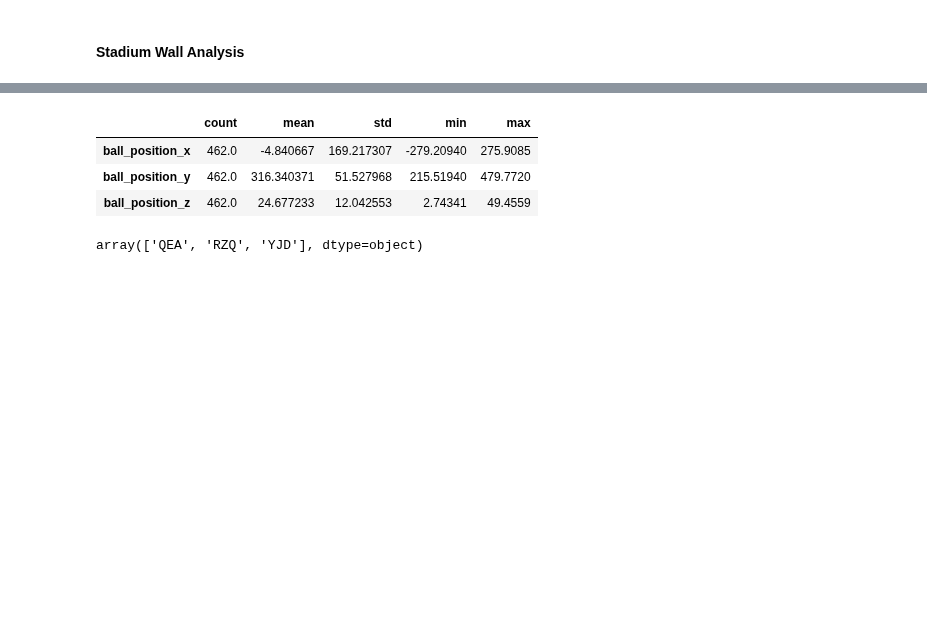
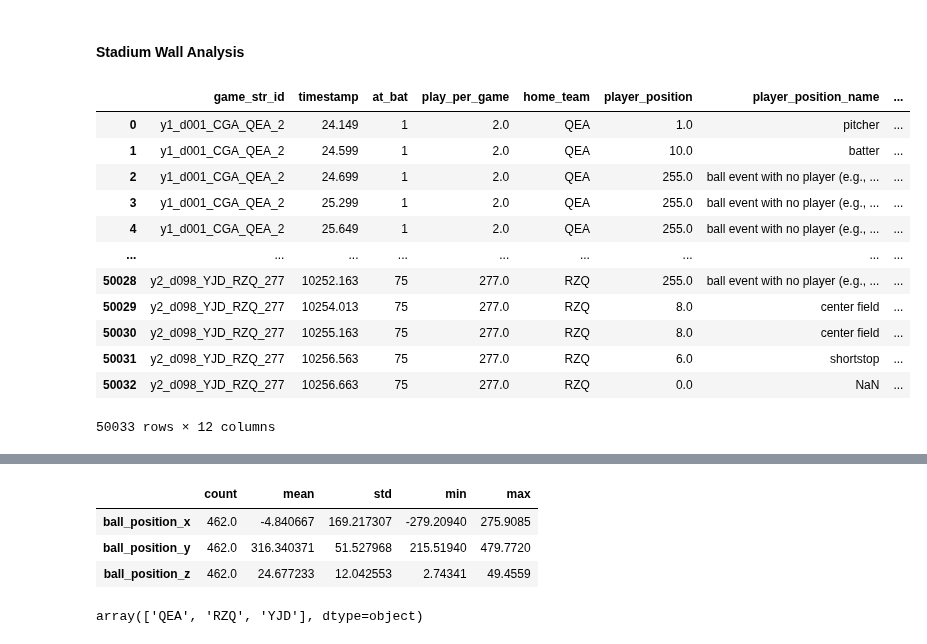
Before and after one commit to d2osborn/SMTChallenge2025, a Jupyter notebook: Team15-eda.ipynb, the cells around one changed output, grey strips where cells are left out. Saved outputs shown, nothing was run; the diff lists cells and outputs as text; code cells hidden in the pictures; blank space fills up the shorter version.

```diff
--- a/Team15-eda.ipynb
+++ b/Team15-eda.ipynb
@@ -623,4 +737,24 @@ game_events_w_pos
 # , play_id = 2, save_gif=True)
 # %% [markdown]
 #### Stadium Wall Analysis
+# %%
+wall_balls = game_events_w_pos[['game_str_id', 'timestamp', 'at_bat', 'play_per_game', 'home_team',
+                         'player_position', 'player_position_name',
+                         'event_code', 'event_code_name',
+                         'ball_position_x', 'ball_position_y', 'ball_position_z']].copy()
+wall_balls
+# %% [output]
+|  | game_str_id | timestamp | at_bat | play_per_game | home_team | player_position | player_position_name | ... |
+| 0 | y1_d001_CGA_QEA_2 | 24.149 | 1 | 2.0 | QEA | 1.0 | pitcher | ... |
+| 1 | y1_d001_CGA_QEA_2 | 24.599 | 1 | 2.0 | QEA | 10.0 | batter | ... |
+| 2 | y1_d001_CGA_QEA_2 | 24.699 | 1 | 2.0 | QEA | 255.0 | ball event with no player (e.g., ... | ... |
+| 3 | y1_d001_CGA_QEA_2 | 25.299 | 1 | 2.0 | QEA | 255.0 | ball event with no player (e.g., ... | ... |
+| 4 | y1_d001_CGA_QEA_2 | 25.649 | 1 | 2.0 | QEA | 255.0 | ball event with no player (e.g., ... | ... |
+| ... | ... | ... | ... | ... | ... | ... | ... | ... |
+| 50028 | y2_d098_YJD_RZQ_277 | 10252.163 | 75 | 277.0 | RZQ | 255.0 | ball event with no player (e.g., ... | ... |
+| 50029 | y2_d098_YJD_RZQ_277 | 10254.013 | 75 | 277.0 | RZQ | 8.0 | center field | ... |
+| 50030 | y2_d098_YJD_RZQ_277 | 10255.163 | 75 | 277.0 | RZQ | 8.0 | center field | ... |
+| 50031 | y2_d098_YJD_RZQ_277 | 10256.563 | 75 | 277.0 | RZQ | 6.0 | shortstop | ... |
+| 50032 | y2_d098_YJD_RZQ_277 | 10256.663 | 75 | 277.0 | RZQ | 0.0 | NaN | ... |
+50033 rows × 12 columns
 # %%
```
Also changed, not shown: parts of 35 cells of this notebook.
